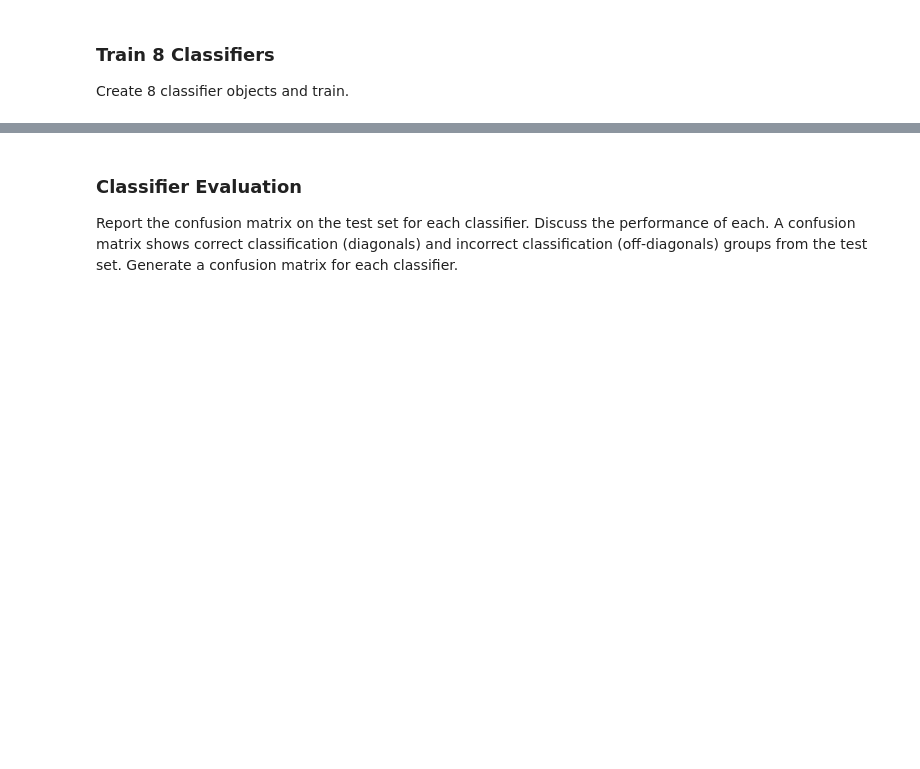
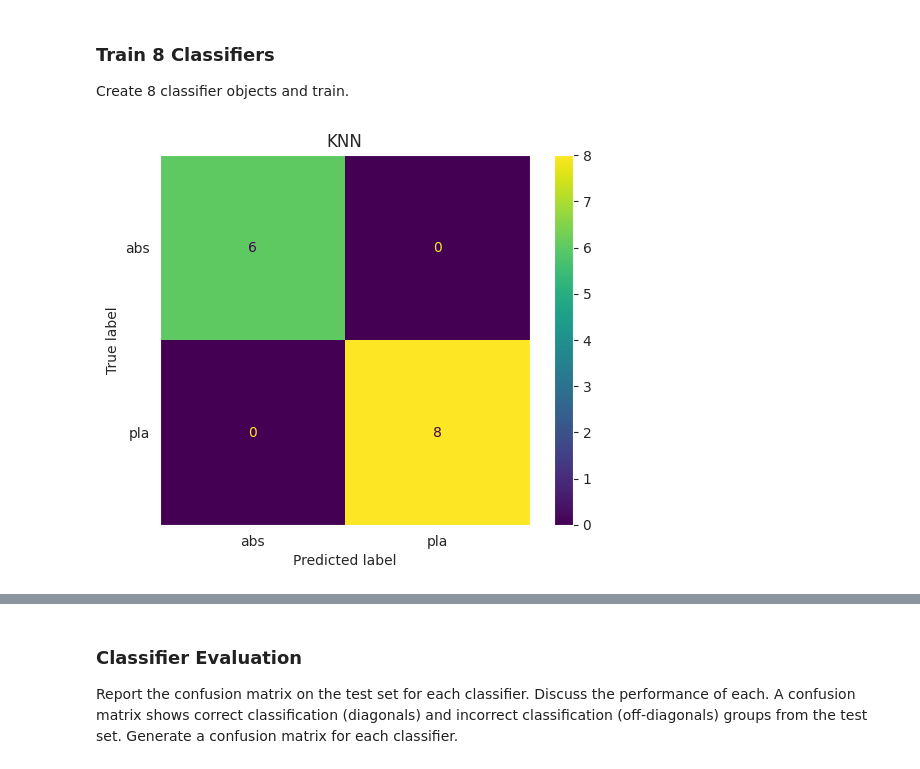
Before and after one commit to curtisjcov/test, a Jupyter notebook: Additive_Manufacturing.ipynb, the cells around one changed output, grey strips where cells are left out. Saved outputs shown, nothing was run; the diff lists cells and outputs as text; code cells hidden in the pictures; blank space fills up the shorter version.

```diff
--- a/Additive_Manufacturing.ipynb
+++ b/Additive_Manufacturing.ipynb
@@ -193,3 +279,22 @@ Use `SelectKBest` to evaluate the best features for the classifier.
 ### Train 8 Classifiers
 
 Create 8 classifier objects and train.
+# %%
+from sklearn.neighbors import KNeighborsClassifier
+from sklearn.svm import SVC
+
+model1 = KNeighborsClassifier(n_neighbors=3,p=1)
+model1.fit(X_train, y_train)
+
+ypred1 = model1.predict(X_test)
+
+cm = confusion_matrix(y_test, ypred1)
+
+labels =["abs","pla"]
+disp = ConfusionMatrixDisplay(confusion_matrix=cm, display_labels=labels)
+disp.plot()
+plt.title('KNN')
+plt.grid(False)   # turn off grid
+plt.show()
+# %% [output]
+[figure, added]
```
Also changed, not shown: parts of 24 cells of this notebook.
